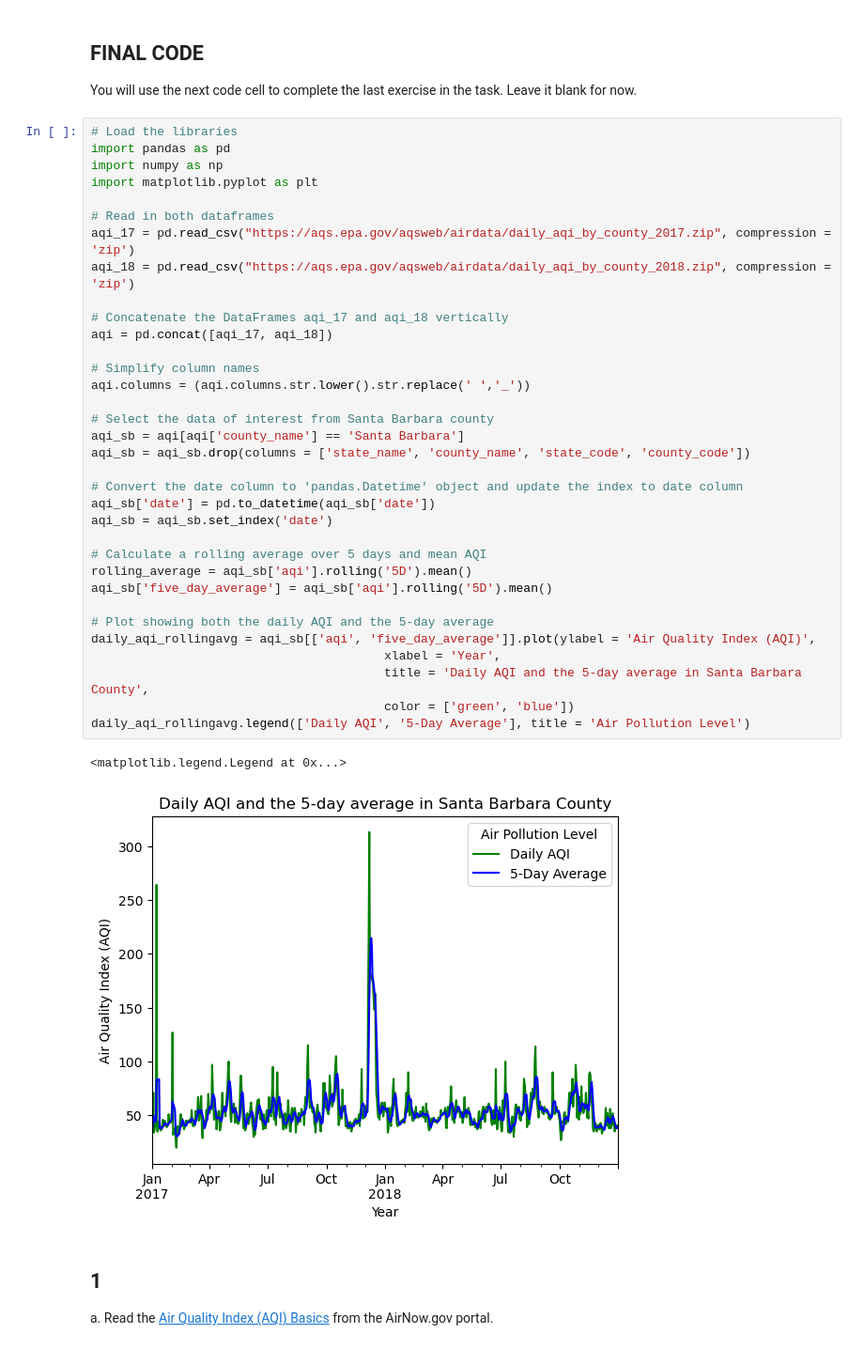
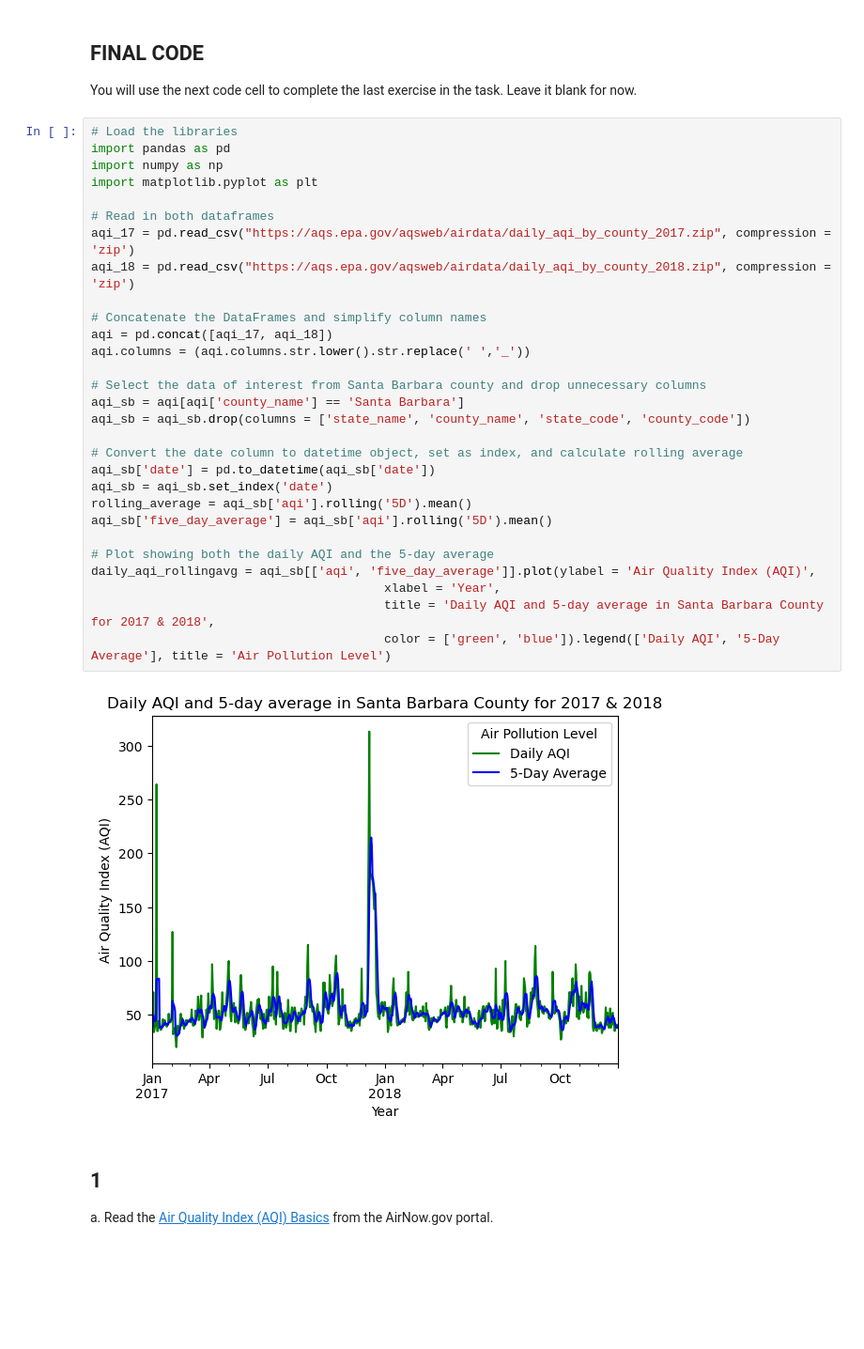
Before and after one commit to aakikip/eds220-hwk2, a Jupyter notebook: task3/hwk2-task3-aqi.ipynb, the cells around one changed output. Shown: that part at 94% size. Cells and saved outputs as stored; diff of their text form; blank space fills up the shorter version.

```diff
--- a/task3/hwk2-task3-aqi.ipynb
+++ b/task3/hwk2-task3-aqi.ipynb
@@ -34,40 +34,34 @@ You will use the next code cell to complete the last exercise in the task. Leave
 # %%
 # Load the libraries
 import pandas as pd
 import numpy as np
 import matplotlib.pyplot as plt
 
 # Read in both dataframes
 aqi_17 = pd.read_csv("https://aqs.epa.gov/aqsweb/airdata/daily_aqi_by_county_2017.zip", compression = 'zip')
 aqi_18 = pd.read_csv("https://aqs.epa.gov/aqsweb/airdata/daily_aqi_by_county_2018.zip", compression = 'zip')
 
-# Concatenate the DataFrames aqi_17 and aqi_18 vertically
+# Concatenate the DataFrames and simplify column names
 aqi = pd.concat([aqi_17, aqi_18])
-
-# Simplify column names
 aqi.columns = (aqi.columns.str.lower().str.replace(' ','_'))
 
-# Select the data of interest from Santa Barbara county
+# Select the data of interest from Santa Barbara county and drop unnecessary columns
 aqi_sb = aqi[aqi['county_name'] == 'Santa Barbara']
 aqi_sb = aqi_sb.drop(columns = ['state_name', 'county_name', 'state_code', 'county_code'])
 
-# Convert the date column to 'pandas.Datetime' object and update the index to date column
+# Convert the date column to datetime object, set as index, and calculate rolling average
 aqi_sb['date'] = pd.to_datetime(aqi_sb['date'])
 aqi_sb = aqi_sb.set_index('date')
-
-# Calculate a rolling average over 5 days and mean AQI
 rolling_average = aqi_sb['aqi'].rolling('5D').mean()
 aqi_sb['five_day_average'] = aqi_sb['aqi'].rolling('5D').mean()
 
 # Plot showing both the daily AQI and the 5-day average
 daily_aqi_rollingavg = aqi_sb[['aqi', 'five_day_average']].plot(ylabel = 'Air Quality Index (AQI)',
                                         xlabel = 'Year',
-                                        title = 'Daily AQI and the 5-day average in Santa Barbara County',
-                                        color = ['green', 'blue'])
-daily_aqi_rollingavg.legend(['Daily AQI', '5-Day Average'], title = 'Air Pollution Level')
+                                        title = 'Daily AQI and 5-day average in Santa Barbara County for 2017 & 2018',
+                                        color = ['green', 'blue']).legend(['Daily AQI', '5-Day Average'], title = 'Air Pollution Level')
 # %% [output]
-<matplotlib.legend.Legend at 0x...>
-[figure, old version]
+[figure, new version]
 # %% [markdown]
 ## 1
 
```
Also changed, not shown: parts of 7 cells of this notebook.
